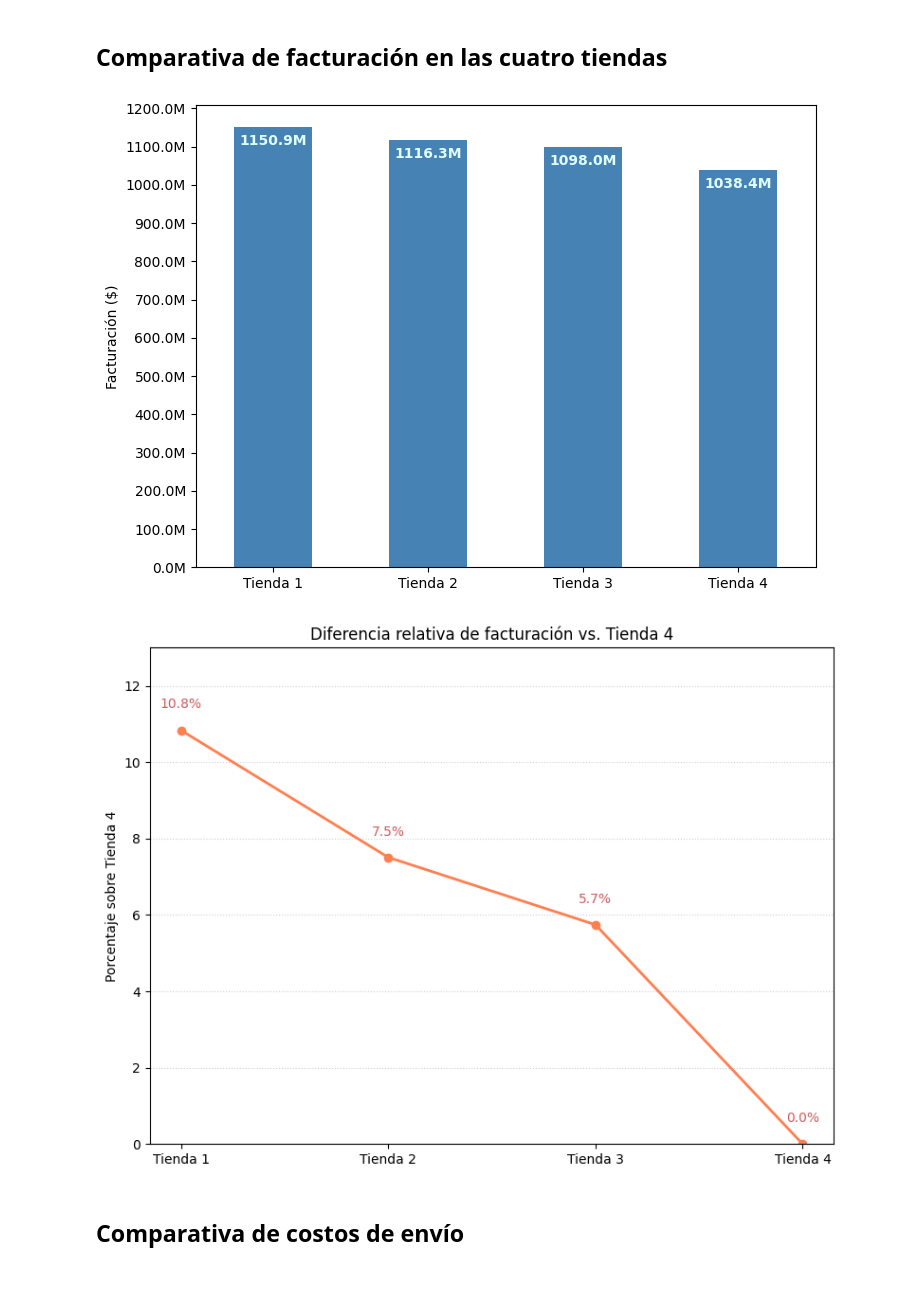
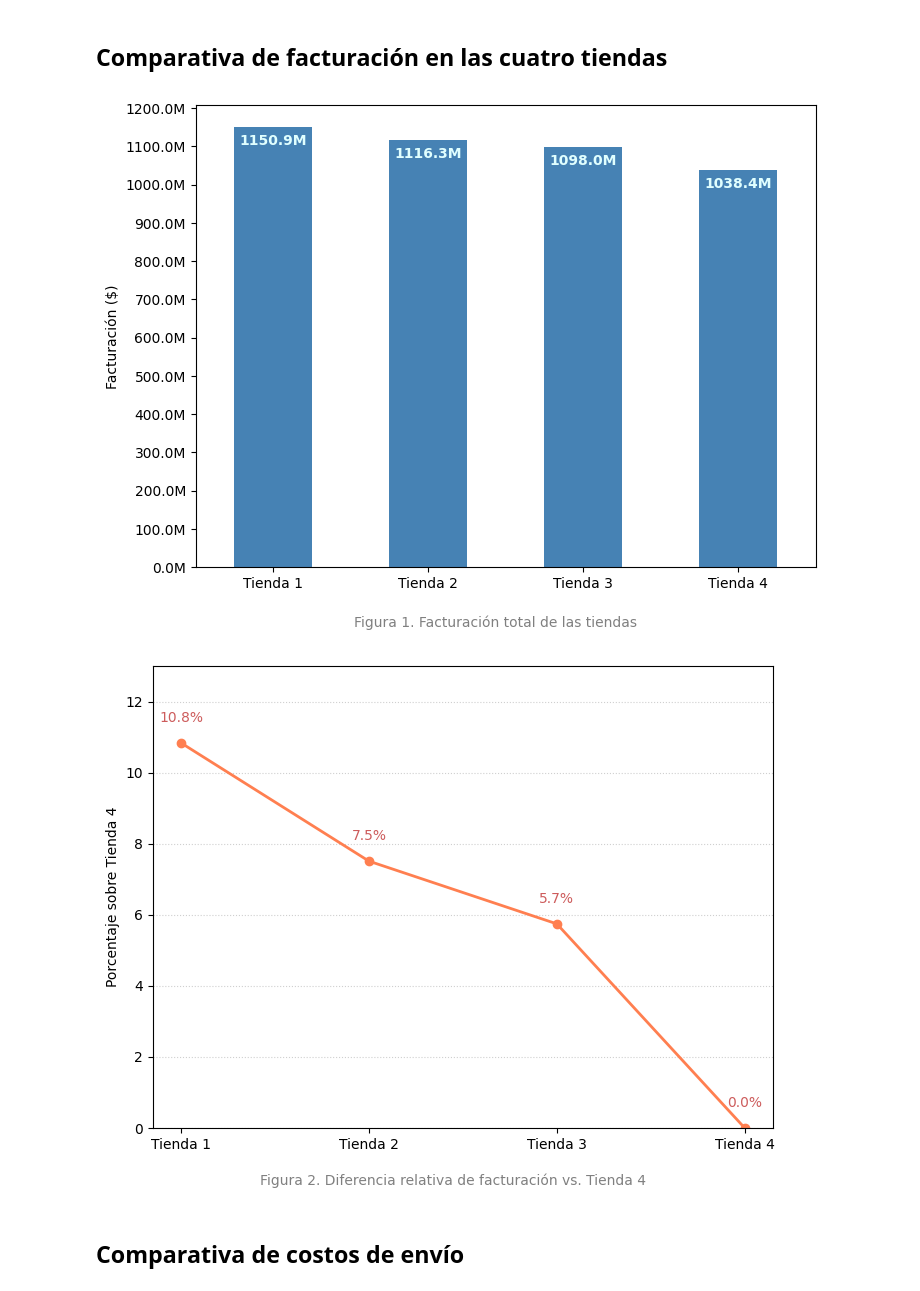
Before and after one commit to mmitxel/alura-challenge-store, a Jupyter notebook: alura_challenge_store.ipynb, the cells around one changed output. Saved outputs shown, nothing was run; the diff lists cells and outputs as text; code cells hidden in the pictures.

```diff
--- a/alura_challenge_store.ipynb
+++ b/alura_challenge_store.ipynb
@@ -264,50 +136,65 @@ resultados = pd.DataFrame({
 # %% [markdown]
 ## Comparativa de facturación en las cuatro tiendas
 # %%
+# Gráfica
 ventas = resultados['Facturación'].plot(kind='bar', ylabel='Facturación ($)',
                                         figsize=(8,6), legend=False,  color='steelblue')
 
+# Formato de números en millones
 plt.gca().yaxis.set_major_formatter(mticker.FuncFormatter(lambda x, _: f'{x*1e-6:.1f}M'))
-#plt.grid(axis='y', linestyle=':', alpha=0.8)
+
+# Números en las barras
 ventas.bar_label(
     ventas.containers[0],
     fmt=lambda x: f'{x*1e-6:.1f}M',
     padding=-15,
     color='lightcyan',
     weight='demi')
 ventas.locator_params(axis='y', nbins=15)
+
+# Etiquetas en X horizontales
 plt.xticks(rotation=0)
 
+# Referncia ala gráfica
+plt.figtext(0.5, 0.01, 'Figura 1. Facturación total de las tiendas',
+            ha='center', fontsize=10, color='gray')
+
+# Mostrar gráfico
 plt.show()
 # %% [output]
-[figure, old version]
+[figure, new version]
 # %%
-s = resultados['Facturación']
-base = s.min()
-pct = (s / base - 1) * 100
+porcentaje_comparacion = resultados['Facturación']
+
+base = porcentaje_comparacion.min()
+pct = (porcentaje_comparacion / base - 1) * 100
 
 fig, ax = plt.subplots(figsize=(8,6))
 
 ax.plot(
-    s.index,
+    porcentaje_comparacion.index,
     pct,
     color='coral',
     marker='o',
     linewidth=2
 )
 
-for x, y in zip(s.index, pct):
+# Números en los puntos
+for x, y in zip(porcentaje_comparacion.index, pct):
     ax.text(x, y + 0.5, f'{y:.1f}%', ha='center', va='bottom', color='indianred', fontsize=10)
 
+# Limite mayor para que quepan los números
 ax.set_ylim(0, 13)
-ax.set_title('Diferencia relativa de facturación vs. Tienda 4')
 ax.set_ylabel('Porcentaje sobre Tienda 4')
 ax.grid(axis='y', linestyle=':', alpha=0.6)
 plt.xticks(rotation=0)
-plt.tight_layout()
+
+fig.text(0.5, 0.01, 'Figura 2. Diferencia relativa de facturación vs. Tienda 4',
+         ha='center', va='bottom', fontsize=10, color='gray')
+
 plt.show()
 # %% [output]
-[figure, old version]
+[figure, new version]
 # %% [markdown]
 ## Comparativa de costos de envío
 # %%
```
Also changed, not shown: parts of 16 cells of this notebook.
